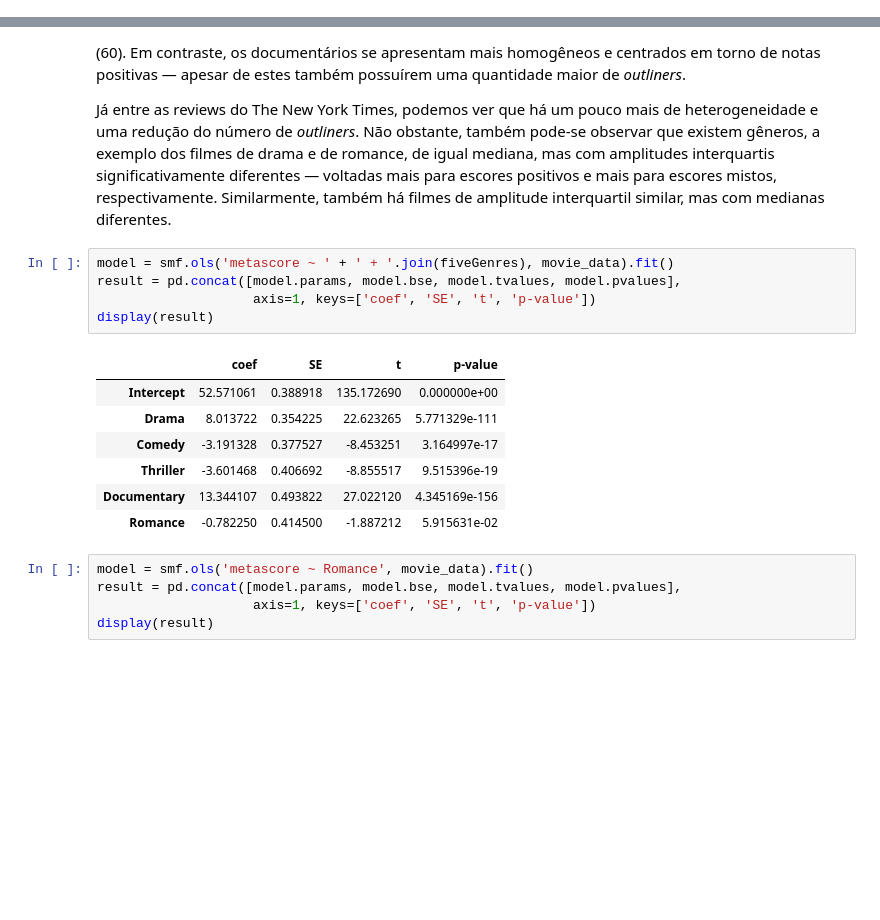
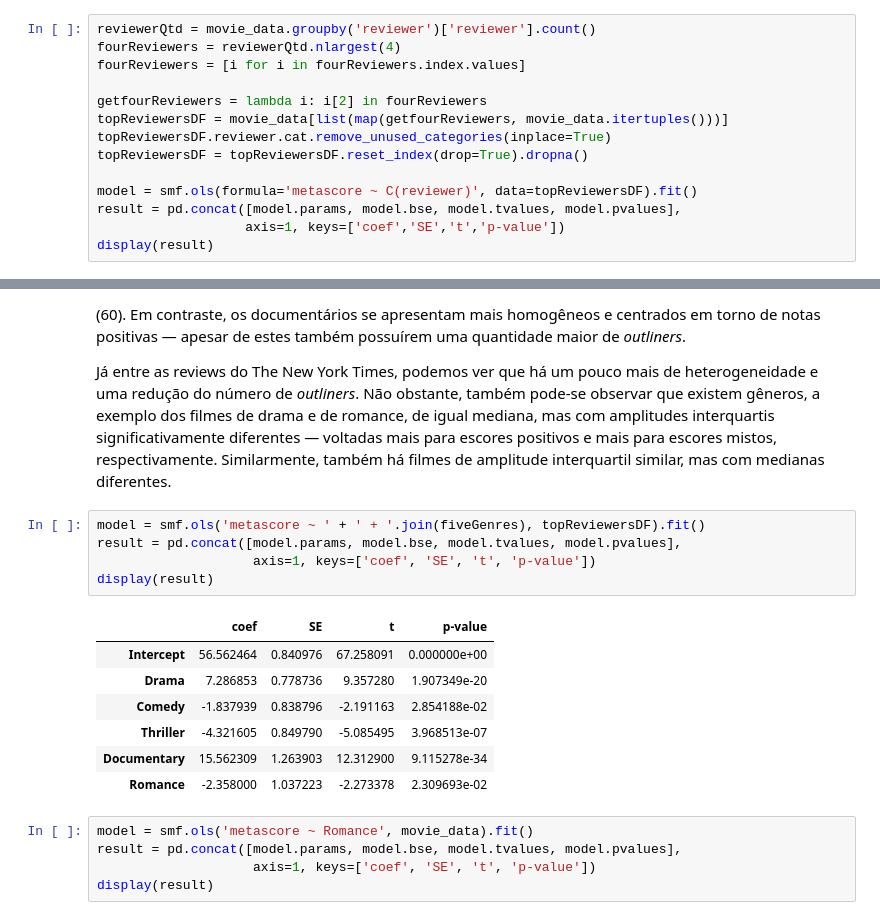
Before and after one commit to gabrieldluca/2017-2-projeto-metascience, a Jupyter notebook: notebooks/analysis.ipynb, the cells around one changed output, grey strips where cells are left out. Saved outputs shown, nothing was run; the diff lists cells and outputs as text; blank space fills up the shorter version.

```diff
--- a/notebooks/analysis.ipynb
+++ b/notebooks/analysis.ipynb
@@ -33,3 +31,17 @@ movie_data.languages = movie_data.languages.astype('category')
 movie_data.release_decade = movie_data.release_decade.astype('category')
 # %% [markdown]
 # Parte 1 — The New York Times
+# %%
+reviewerQtd = movie_data.groupby('reviewer')['reviewer'].count()
+fourReviewers = reviewerQtd.nlargest(4)
+fourReviewers = [i for i in fourReviewers.index.values]
+
+getfourReviewers = lambda i: i[2] in fourReviewers
+topReviewersDF = movie_data[list(map(getfourReviewers, movie_data.itertuples()))]
+topReviewersDF.reviewer.cat.remove_unused_categories(inplace=True)
+topReviewersDF = topReviewersDF.reset_index(drop=True).dropna()
+
+model = smf.ols(formula='metascore ~ C(reviewer)', data=topReviewersDF).fit()
+result = pd.concat([model.params, model.bse, model.tvalues, model.pvalues],
+                   axis=1, keys=['coef','SE','t','p-value'])
+display(result)
@@ -62,18 +139,18 @@ for axis in axes: axis.set_xlabel('Gênero')
 
 Já entre as reviews do The New York Times, podemos ver que há um pouco mais de heterogeneidade e uma redução do número de *outliners*. Não obstante, também pode-se observar que existem gêneros, a exemplo dos filmes de drama e de romance, de igual mediana, mas com amplitudes interquartis significativamente diferentes — voltadas mais para escores positivos e mais para escores mistos, respectivamente. Similarmente, também há filmes de amplitude interquartil similar, mas com medianas diferentes.
 # %%
-model = smf.ols('metascore ~ ' + ' + '.join(fiveGenres), movie_data).fit()
+model = smf.ols('metascore ~ ' + ' + '.join(fiveGenres), topReviewersDF).fit()
 result = pd.concat([model.params, model.bse, model.tvalues, model.pvalues],
                     axis=1, keys=['coef', 'SE', 't', 'p-value'])
 display(result)
 # %% [output]
 |  | coef | SE | t | p-value |
-| Intercept | 52.571061 | 0.388918 | 135.172690 | 0.000000e+00 |
-| Drama | 8.013722 | 0.354225 | 22.623265 | 5.771329e-111 |
-| Comedy | -3.191328 | 0.377527 | -8.453251 | 3.164997e-17 |
-| Thriller | -3.601468 | 0.406692 | -8.855517 | 9.515396e-19 |
-| Documentary | 13.344107 | 0.493822 | 27.022120 | 4.345169e-156 |
-| Romance | -0.782250 | 0.414500 | -1.887212 | 5.915631e-02 |
+| Intercept | 56.562464 | 0.840976 | 67.258091 | 0.000000e+00 |
+| Drama | 7.286853 | 0.778736 | 9.357280 | 1.907349e-20 |
+| Comedy | -1.837939 | 0.838796 | -2.191163 | 2.854188e-02 |
+| Thriller | -4.321605 | 0.849790 | -5.085495 | 3.968513e-07 |
+| Documentary | 15.562309 | 1.263903 | 12.312900 | 9.115278e-34 |
+| Romance | -2.358000 | 1.037223 | -2.273378 | 2.309693e-02 |
 # %%
 model = smf.ols('metascore ~ Romance', movie_data).fit()
 result = pd.concat([model.params, model.bse, model.tvalues, model.pvalues],
```
Also changed, not shown: parts of 30 cells of this notebook.
